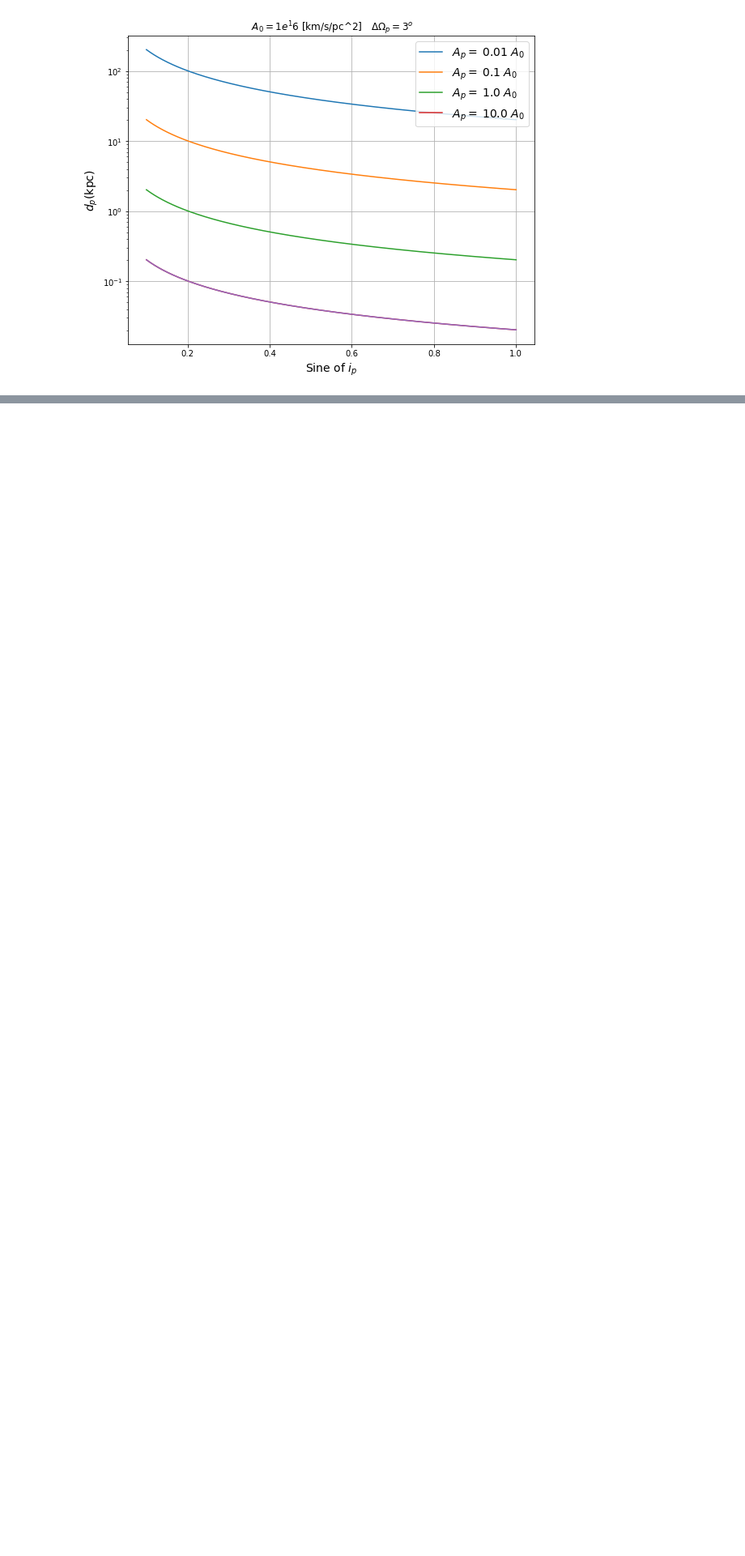
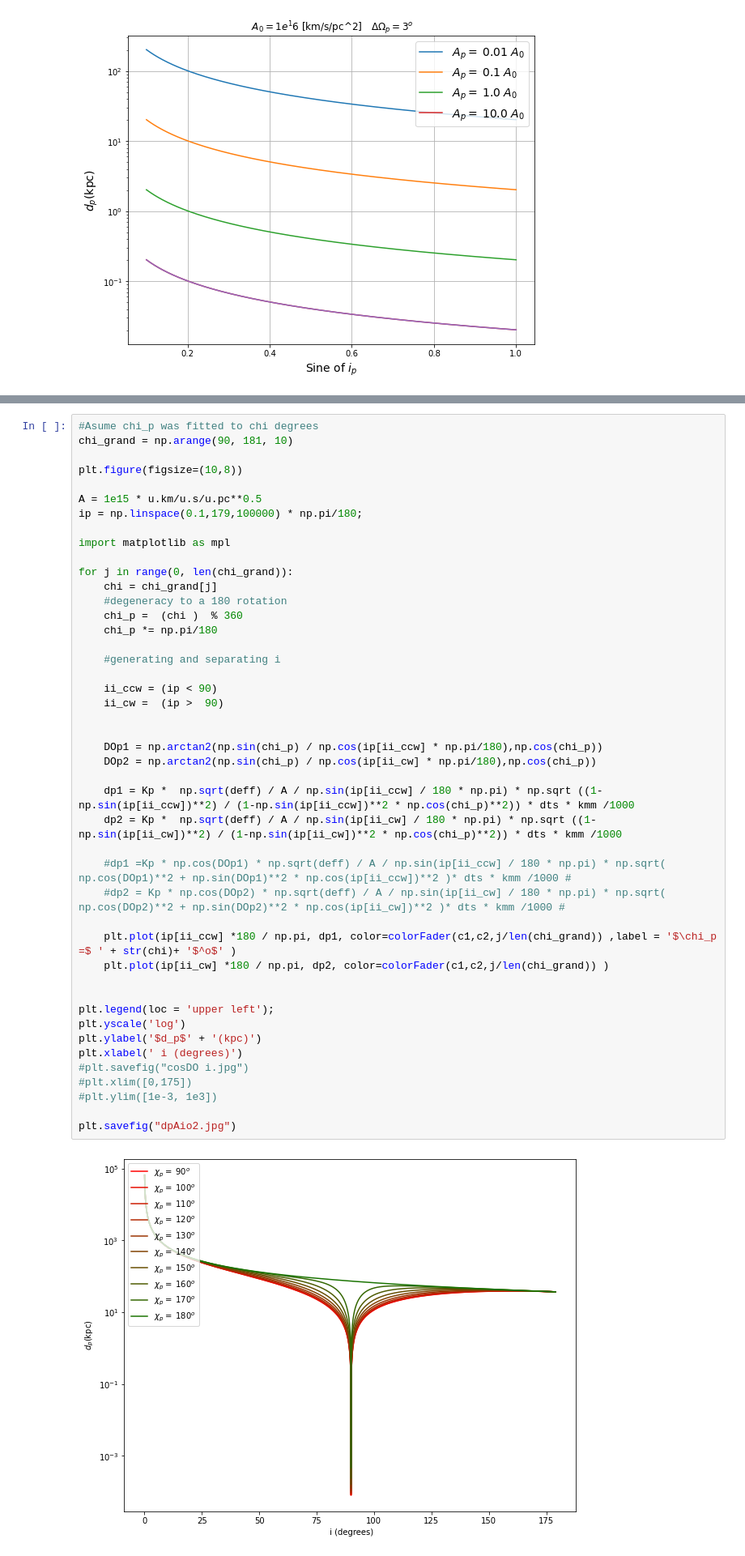
Before and after one commit to montald001/Scintillometry, a Jupyter notebook: Double pulsar distance.ipynb, the cells around one changed output, grey strips where cells are left out. Shown at 81% size. Saved outputs shown, nothing was run; the diff lists cells and outputs as text; blank space fills up the shorter version.

```diff
--- a/Double pulsar distance.ipynb
+++ b/Double pulsar distance.ipynb
@@ -247,0 +202,47 @@ plt.savefig("dpAio1.jpg")
+# %%
+#Asume chi_p was fitted to chi degrees
+chi_grand = np.arange(90, 181, 10)
+
+plt.figure(figsize=(10,8))
+
+A = 1e15 * u.km/u.s/u.pc**0.5
+ip = np.linspace(0.1,179,100000) * np.pi/180;
+
+import matplotlib as mpl
+
+for j in range(0, len(chi_grand)):
+    chi = chi_grand[j]
+    #degeneracy to a 180 rotation
+    chi_p =  (chi )  % 360
+    chi_p *= np.pi/180
+
+    #generating and separating i
+
+    ii_ccw = (ip < 90)
+    ii_cw =  (ip >  90)
+
+
+    DOp1 = np.arctan2(np.sin(chi_p) / np.cos(ip[ii_ccw] * np.pi/180),np.cos(chi_p))
+    DOp2 = np.arctan2(np.sin(chi_p) / np.cos(ip[ii_cw] * np.pi/180),np.cos(chi_p))
+
+    dp1 = Kp *  np.sqrt(deff) / A / np.sin(ip[ii_ccw] / 180 * np.pi) * np.sqrt ((1-np.sin(ip[ii_ccw])**2) / (1-np.sin(ip[ii_ccw])**2 * np.cos(chi_p)**2)) * dts * kmm /1000
+    dp2 = Kp *  np.sqrt(deff) / A / np.sin(ip[ii_cw] / 180 * np.pi) * np.sqrt ((1-np.sin(ip[ii_cw])**2) / (1-np.sin(ip[ii_cw])**2 * np.cos(chi_p)**2)) * dts * kmm /1000
+
+    #dp1 =Kp * np.cos(DOp1) * np.sqrt(deff) / A / np.sin(ip[ii_ccw] / 180 * np.pi) * np.sqrt( np.cos(DOp1)**2 + np.sin(DOp1)**2 * np.cos(ip[ii_ccw])**2 )* dts * kmm /1000 #
+    #dp2 = Kp * np.cos(DOp2) * np.sqrt(deff) / A / np.sin(ip[ii_cw] / 180 * np.pi) * np.sqrt( np.cos(DOp2)**2 + np.sin(DOp2)**2 * np.cos(ip[ii_cw])**2 )* dts * kmm /1000 #
+
+    plt.plot(ip[ii_ccw] *180 / np.pi, dp1, color=colorFader(c1,c2,j/len(chi_grand)) ,label = '$\chi_p =$ ' + str(chi)+ '$^o$' )
+    plt.plot(ip[ii_cw] *180 / np.pi, dp2, color=colorFader(c1,c2,j/len(chi_grand)) )
+
+
+plt.legend(loc = 'upper left');
+plt.yscale('log')
+plt.ylabel('$d_p$' + '(kpc)')
+plt.xlabel(' i (degrees)')
+#plt.savefig("cosDO i.jpg")
+#plt.xlim([0,175])
+#plt.ylim([1e-3, 1e3])
+
+plt.savefig("dpAio2.jpg")
+# %% [output]
+[figure, added]
```
Also changed, not shown: parts of 9 cells of this notebook.
